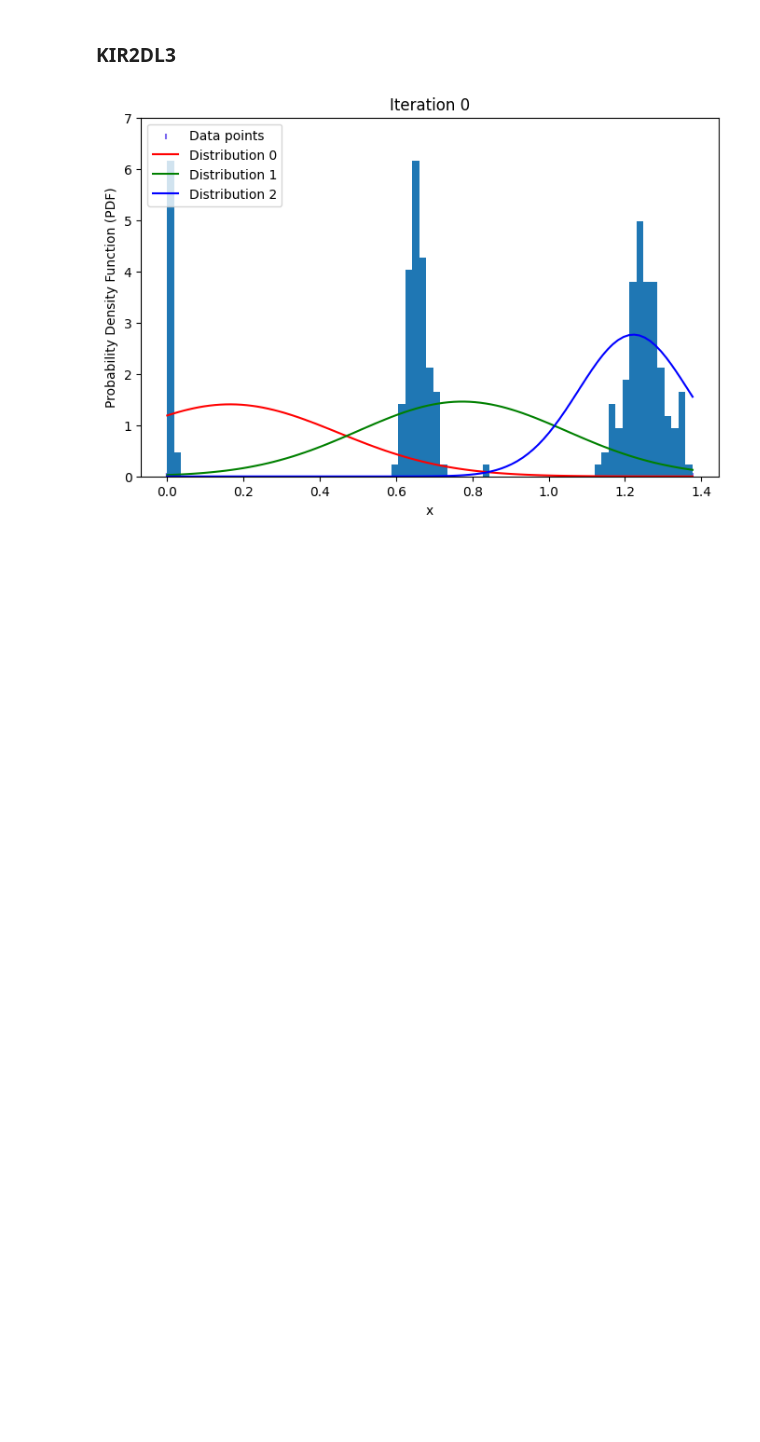
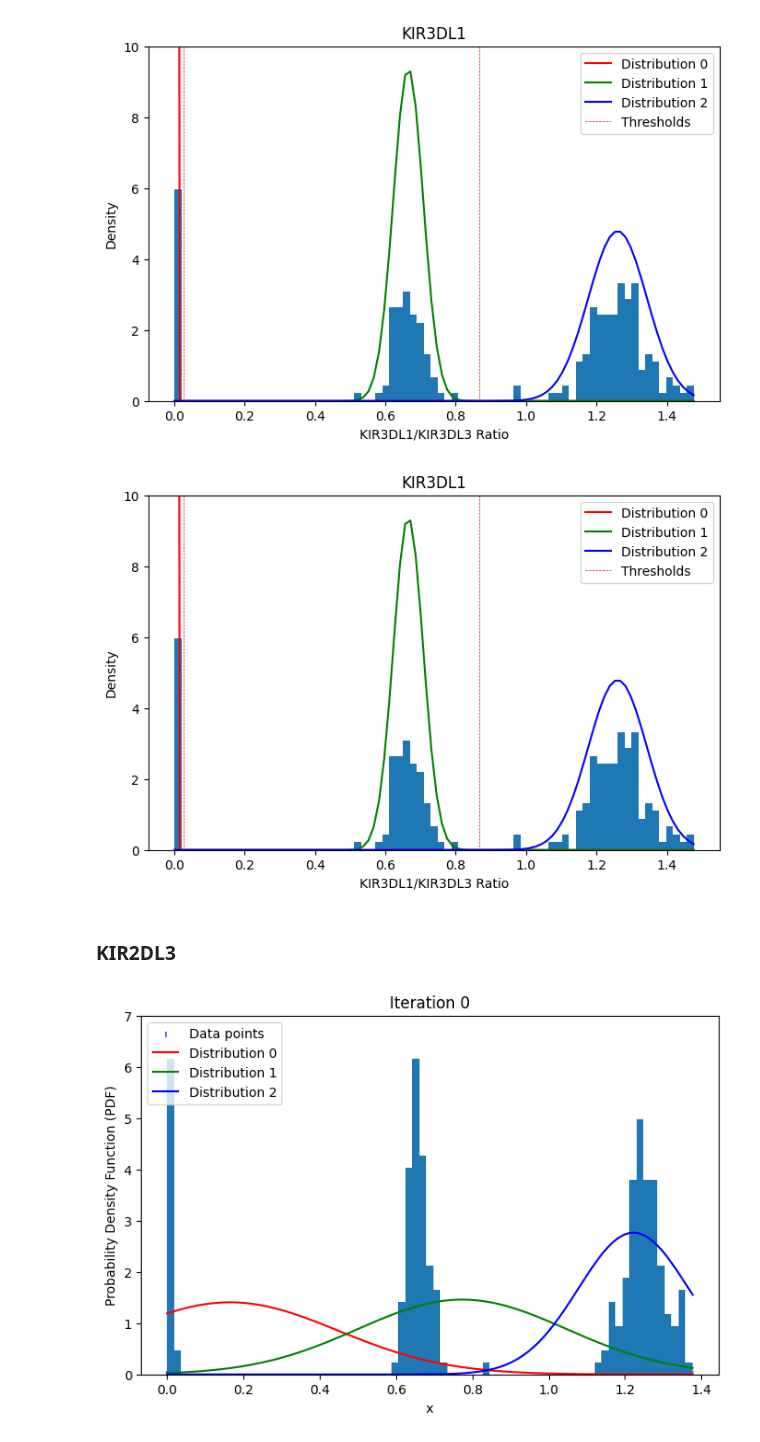
Before and after one commit to devitahalim/scie30001-project, a Jupyter notebook: functions/KIRExample.ipynb, the cells around one changed output. Cells and saved outputs as stored; diff of their text form; code cells hidden in the pictures; blank space fills up the shorter version.

```diff
--- a/functions/KIRExample.ipynb
+++ b/functions/KIRExample.ipynb
@@ -9,3 +30,9 @@ B=pd.read_csv('/Users/devitahalim/SCIE30001_Project/GMM/locusRatioFrame.csv')
+# %%
+t_KIR3DL1=gauss.findThreshold2(em_KIR3DL1)
+gauss.PlotGMM(KIR3DL1,em_KIR3DL1,10,t_KIR3DL1,'KIR3DL1',10,[],[])
+# %% [output]
+[figure, added]
+[figure, added]
 # %% [markdown]
 ### KIR2DL3
 # %%
```
Also changed, not shown: parts of 4 cells of this notebook, 1 other file.
